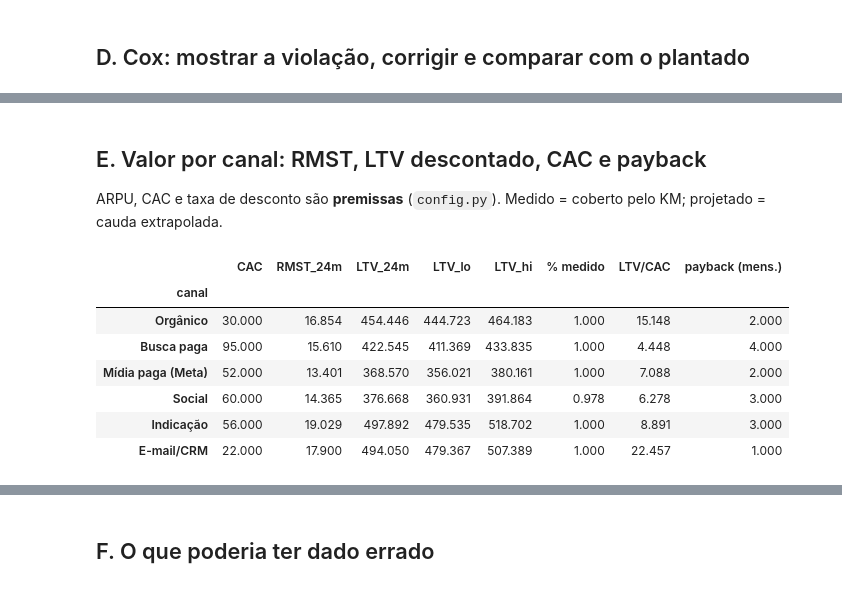
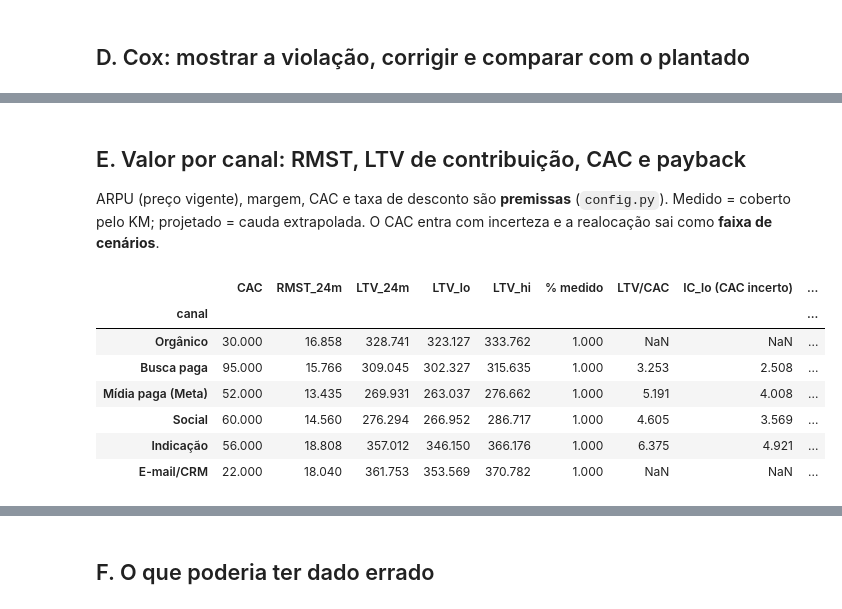
Before and after one commit to GabrielRangel101/survival-assinaturas, a Jupyter notebook: notebooks/02_analise.ipynb, the cells around one changed output, grey strips where cells are left out. Drawn from its saved outputs; the diff is of its cells as text; code cells hidden in the pictures.

```diff
--- a/notebooks/02_analise.ipynb
+++ b/notebooks/02_analise.ipynb
@@ -189,21 +193,24 @@ HR de plano (modelo sem o anual):
 # %% [markdown]
-## E. Valor por canal: RMST, LTV descontado, CAC e payback
+## E. Valor por canal: RMST, LTV de contribuição, CAC e payback
 
-ARPU, CAC e taxa de desconto são **premissas** (`config.py`). Medido = coberto pelo KM; projetado = cauda extrapolada.
+ARPU (preço vigente), margem, CAC e taxa de desconto são **premissas** (`config.py`). Medido = coberto pelo KM; projetado = cauda extrapolada. O CAC entra com incerteza e a realocação sai como **faixa de cenários**.
 # %%
 valor = V.analise_valor(df, n_boot=N_BOOT)
 pd.DataFrame([{'canal': c['rotulo'], 'CAC': c['cac'], 'RMST_24m': c['rmst']['est'], 'LTV_24m': c['ltv']['est'],
                'LTV_lo': c['ltv']['lo'], 'LTV_hi': c['ltv']['hi'], '% medido': c['pct_ltv_medido'],
-               'LTV/CAC': c['ltv_cac']['est'], 'payback (mens.)': c['payback']['est']} for c in valor['canais']]).set_index('canal')
+               'LTV/CAC': c['ltv_cac']['est'] if c['escalavel'] else np.nan,
+               'IC_lo (CAC incerto)': c['ltv_cac_incerteza']['lo'] if c['escalavel'] else np.nan,
+               'IC_hi (CAC incerto)': c['ltv_cac_incerteza']['hi'] if c['escalavel'] else np.nan,
+               'P(melhor)': c['prob_melhor_ltv_cac'], 'payback (mens.)': c['payback']['est']} for c in valor['canais']]).set_index('canal')
 # %% [output]
-|  | CAC | RMST_24m | LTV_24m | LTV_lo | LTV_hi | % medido | LTV/CAC | payback (mens.) |
-| canal |  |  |  |  |  |  |  |  |
-| Orgânico | 30.000 | 16.854 | 454.446 | 444.723 | 464.183 | 1.000 | 15.148 | 2.000 |
-| Busca paga | 95.000 | 15.610 | 422.545 | 411.369 | 433.835 | 1.000 | 4.448 | 4.000 |
-| Mídia paga (Meta) | 52.000 | 13.401 | 368.570 | 356.021 | 380.161 | 1.000 | 7.088 | 2.000 |
-| Social | 60.000 | 14.365 | 376.668 | 360.931 | 391.864 | 0.978 | 6.278 | 3.000 |
-| Indicação | 56.000 | 19.029 | 497.892 | 479.535 | 518.702 | 1.000 | 8.891 | 3.000 |
-| E-mail/CRM | 22.000 | 17.900 | 494.050 | 479.367 | 507.389 | 1.000 | 22.457 | 1.000 |
+|  | CAC | RMST_24m | LTV_24m | LTV_lo | LTV_hi | % medido | LTV/CAC | IC_lo (CAC incerto) | ... |
+| canal |  |  |  |  |  |  |  |  | ... |
+| Orgânico | 30.000 | 16.858 | 328.741 | 323.127 | 333.762 | 1.000 | NaN | NaN | ... |
+| Busca paga | 95.000 | 15.766 | 309.045 | 302.327 | 315.635 | 1.000 | 3.253 | 2.508 | ... |
+| Mídia paga (Meta) | 52.000 | 13.435 | 269.931 | 263.037 | 276.662 | 1.000 | 5.191 | 4.008 | ... |
+| Social | 60.000 | 14.560 | 276.294 | 266.952 | 286.717 | 1.000 | 4.605 | 3.569 | ... |
+| Indicação | 56.000 | 18.808 | 357.012 | 346.150 | 366.176 | 1.000 | 6.375 | 4.921 | ... |
+| E-mail/CRM | 22.000 | 18.040 | 361.753 | 353.569 | 370.782 | 1.000 | NaN | NaN | ... |
 # %%
 print('Ranking só por CAC (canais com verba):      ', valor['ranking_cac'])
 print('Ranking por LTV/CAC (com permanência):       ', valor['ranking_ltv_cac'])
```
Also changed, not shown: parts of 29 cells of this notebook, 34 other files.
